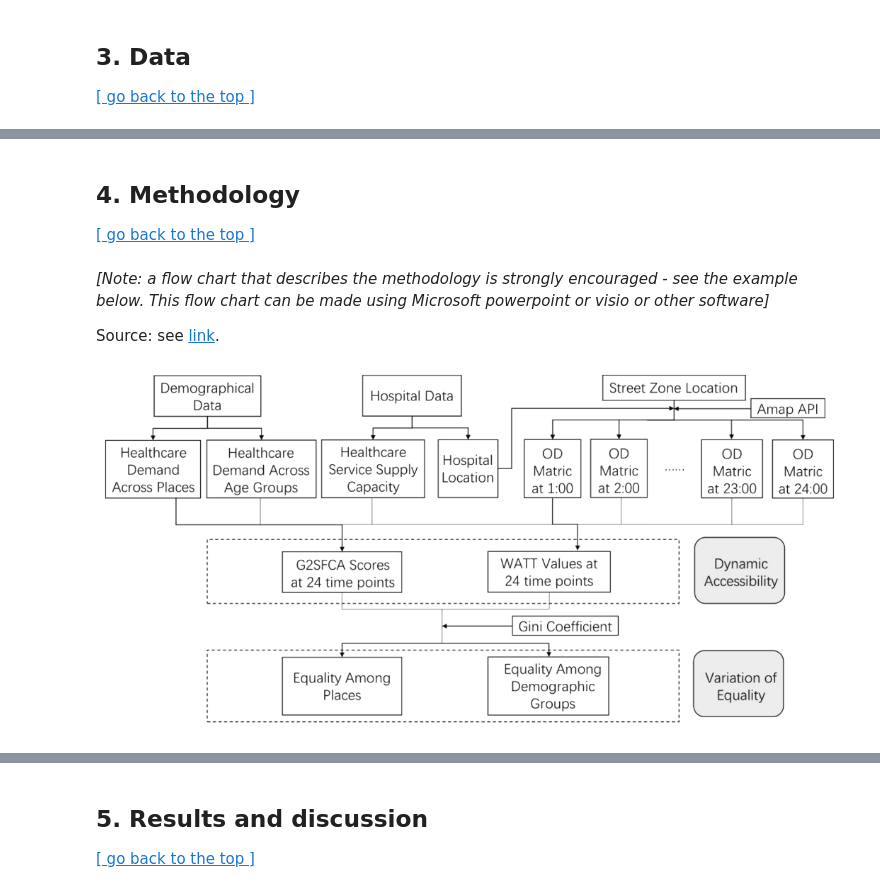
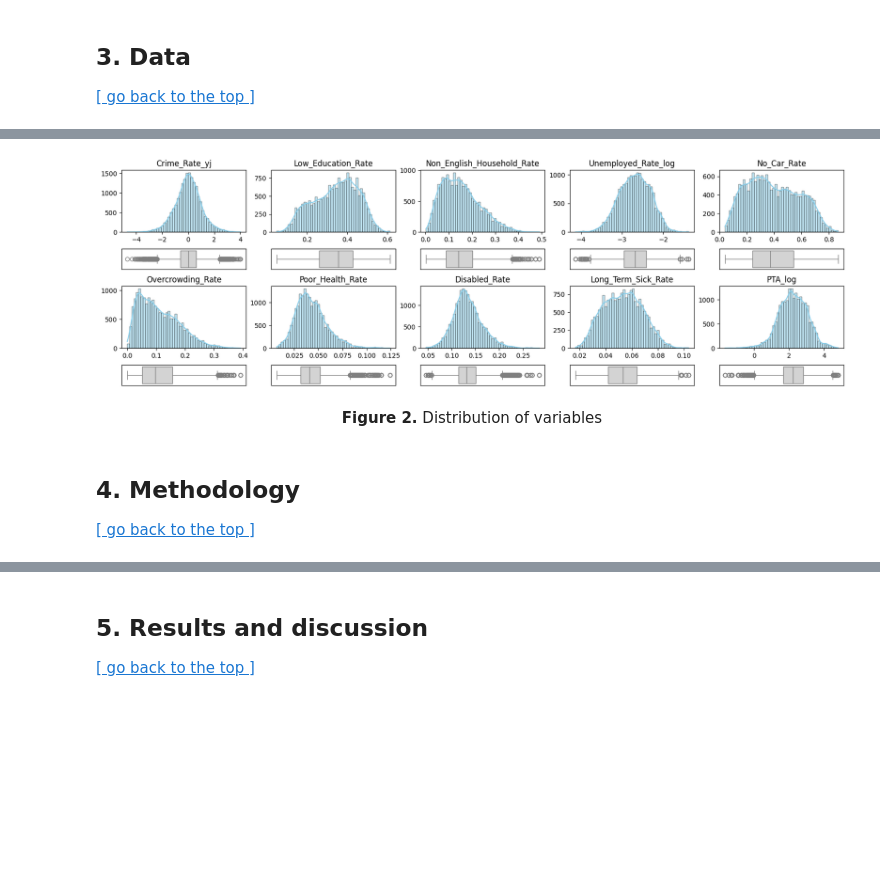
Before and after one commit to Weining5619/DSSS, a Jupyter notebook: WeiningLI_submission_CASA0006.ipynb, the cells around one changed output, grey strips where cells are left out. Saved outputs shown, nothing was run; the diff lists cells and outputs as text; code cells hidden in the pictures; blank space fills up the shorter version.

```diff
--- a/WeiningLI_submission_CASA0006.ipynb
+++ b/WeiningLI_submission_CASA0006.ipynb
@@ -386,10 +397,58 @@ Name: count, dtype: int64
+# %%
+# log transformation
+epsilon = 1e-6
+
+df_all["Crime_Rate_log"] = np.log(df_all["Crime_Rate_per_1000"] + epsilon)
+df_all["PTA_log"] = np.log(df_all["Public_Transport_Accessibility"] + epsilon)
+df_all["Unemployed_Rate_log"] = np.log(df_all["Unemployed_Rate"] + epsilon)
+
+# Yeo-Johnson
+pt = PowerTransformer(method='yeo-johnson')
+df_all['Crime_Rate_yj'] = pt.fit_transform(df_all[['Crime_Rate_per_1000']])
+# %%
+# plot the distribution of all variables
+cols_to_plot = [
+    "Crime_Rate_yj",
+    "Low_Education_Rate",
+    "Non_English_Household_Rate",
+    "Unemployed_Rate_log",
+    "No_Car_Rate",
+    "Overcrowding_Rate",
+    "Poor_Health_Rate",
+    "Disabled_Rate",
+    "Long_Term_Sick_Rate",
+    "PTA_log"
+]
+
+fig = plt.figure(figsize=(20, 6))
+gs = gridspec.GridSpec(4, 5, height_ratios=[3, 1, 3, 1], hspace=0.4)
+
+for i, col in enumerate(cols_to_plot):
+    col_index = i % 5
+    row_base = (i // 5) * 2  # each group occupies two lines
+
+    # Up: Histogram (height*3)
+    ax_hist = fig.add_subplot(gs[row_base, col_index])
+    sns.histplot(df_all[col], kde=True, bins=50, color='skyblue', ax=ax_hist)
+    ax_hist.set_title(col, fontsize=12)
+    ax_hist.set_xlabel("")
+    ax_hist.set_ylabel("")
+    ax_hist.tick_params(axis='x', labelsize=10)
+    ax_hist.tick_params(axis='y', labelsize=10)
+
+    # Down: Box plot (height*1)
+    ax_box = fig.add_subplot(gs[row_base + 1, col_index])
+    sns.boxplot(x=df_all[col], color='lightgray', ax=ax_box)
+    ax_box.set_xlabel("")
+    ax_box.set_xticks([]) # remobe x, y axis ticks
+    ax_box.set_yticks([])
+
+plt.show()
+# %% [output]
+[figure, added]
+# %% [markdown]
+<div align="center"><strong>Figure 2.</strong> Distribution of variables</div>
 # %% [markdown]
 ## 4. Methodology
 
 [[ go back to the top ]](#Table-of-contents)
-# %% [markdown]
-*[Note: a flow chart that describes the methodology is strongly encouraged - see the example below. This flow chart can be made using Microsoft powerpoint or visio or other software]*
-
-Source: see [link](https://linkinghub.elsevier.com/retrieve/pii/S2210670722004437).
-
-![image.png](attachment:image.png)
```
Also changed, not shown: parts of 83 cells of this notebook, 2 other files.
